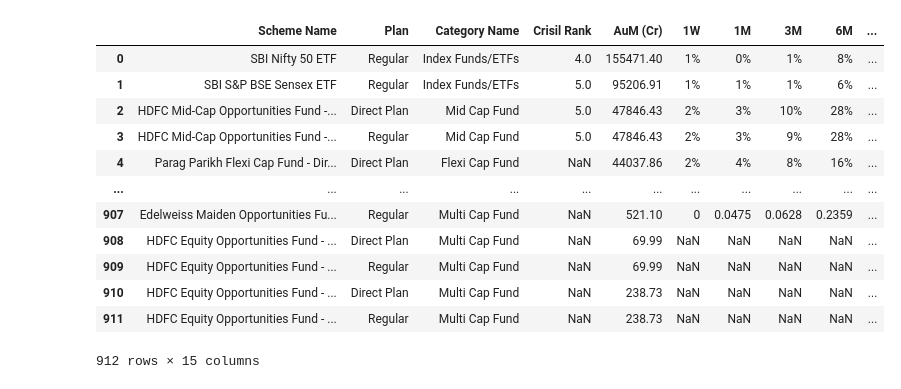
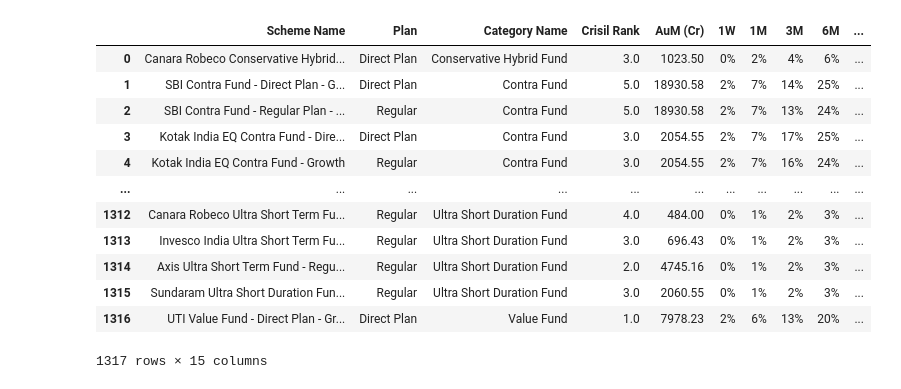
Before and after one commit to 1dhavalpatel/DP_Streamlit, a Jupyter notebook: MF-perf-tracker.ipynb, the cells around one changed output. Cells and saved outputs as stored; diff of their text form; code cells hidden in the pictures.

```diff
--- a/MF-perf-tracker.ipynb
+++ b/MF-perf-tracker.ipynb
@@ -1,23 +1,23 @@
 # %%
 import pandas as pd
 
 ### Data Import ###
-dfMF = pd.read_csv("./Mutual funds Performance Tracker Nov 23.csv")
+dfMF = pd.read_csv("./Mutual funds Performance Tracker Jan 24.csv")
 dfMF
 # %% [output]
 |  | Scheme Name | Plan | Category Name | Crisil Rank | AuM (Cr) | 1W | 1M | 3M | 6M | ... |
-| 0 | SBI Nifty 50 ETF | Regular | Index Funds/ETFs | 4.0 | 155471.40 | 1% | 0% | 1% | 8% | ... |
-| 1 | SBI S&P BSE Sensex ETF | Regular | Index Funds/ETFs | 5.0 | 95206.91 | 1% | 1% | 1% | 6% | ... |
-| 2 | HDFC Mid-Cap Opportunities Fund -... | Direct Plan | Mid Cap Fund | 5.0 | 47846.43 | 2% | 3% | 10% | 28% | ... |
-| 3 | HDFC Mid-Cap Opportunities Fund -... | Regular | Mid Cap Fund | 5.0 | 47846.43 | 2% | 3% | 9% | 28% | ... |
-| 4 | Parag Parikh Flexi Cap Fund - Dir... | Direct Plan | Flexi Cap Fund | NaN | 44037.86 | 2% | 4% | 8% | 16% | ... |
+| 0 | Canara Robeco Conservative Hybrid... | Direct Plan | Conservative Hybrid Fund | 3.0 | 1023.50 | 0% | 2% | 4% | 6% | ... |
+| 1 | SBI Contra Fund - Direct Plan - G... | Direct Plan | Contra Fund | 5.0 | 18930.58 | 2% | 7% | 14% | 25% | ... |
+| 2 | SBI Contra Fund - Regular Plan - ... | Regular | Contra Fund | 5.0 | 18930.58 | 2% | 7% | 13% | 24% | ... |
+| 3 | Kotak India EQ Contra Fund - Dire... | Direct Plan | Contra Fund | 3.0 | 2054.55 | 2% | 7% | 17% | 25% | ... |
+| 4 | Kotak India EQ Contra Fund - Growth | Regular | Contra Fund | 3.0 | 2054.55 | 2% | 7% | 16% | 24% | ... |
 | ... | ... | ... | ... | ... | ... | ... | ... | ... | ... | ... |
-| 907 | Edelweiss Maiden Opportunities Fu... | Regular | Multi Cap Fund | NaN | 521.10 | 0 | 0.0475 | 0.0628 | 0.2359 | ... |
-| 908 | HDFC Equity Opportunities Fund - ... | Direct Plan | Multi Cap Fund | NaN | 69.99 | NaN | NaN | NaN | NaN | ... |
-| 909 | HDFC Equity Opportunities Fund - ... | Regular | Multi Cap Fund | NaN | 69.99 | NaN | NaN | NaN | NaN | ... |
-| 910 | HDFC Equity Opportunities Fund - ... | Direct Plan | Multi Cap Fund | NaN | 238.73 | NaN | NaN | NaN | NaN | ... |
-| 911 | HDFC Equity Opportunities Fund - ... | Regular | Multi Cap Fund | NaN | 238.73 | NaN | NaN | NaN | NaN | ... |
+| 1312 | Canara Robeco Ultra Short Term Fu... | Regular | Ultra Short Duration Fund | 4.0 | 484.00 | 0% | 1% | 2% | 3% | ... |
+| 1313 | Invesco India Ultra Short Term Fu... | Regular | Ultra Short Duration Fund | 3.0 | 696.43 | 0% | 1% | 2% | 3% | ... |
+| 1314 | Axis Ultra Short Term Fund - Regu... | Regular | Ultra Short Duration Fund | 2.0 | 4745.16 | 0% | 1% | 2% | 3% | ... |
+| 1315 | Sundaram Ultra Short Duration Fun... | Regular | Ultra Short Duration Fund | 3.0 | 2060.55 | 0% | 1% | 2% | 3% | ... |
+| 1316 | UTI Value Fund - Direct Plan - Gr... | Direct Plan | Value Fund | 1.0 | 7978.23 | 2% | 6% | 13% | 20% | ... |
-912 rows × 15 columns
+1317 rows × 15 columns
 # %%
 ### Data Cleanup ###
 
```
Also changed, not shown: parts of 7 cells of this notebook, 2 other files.
